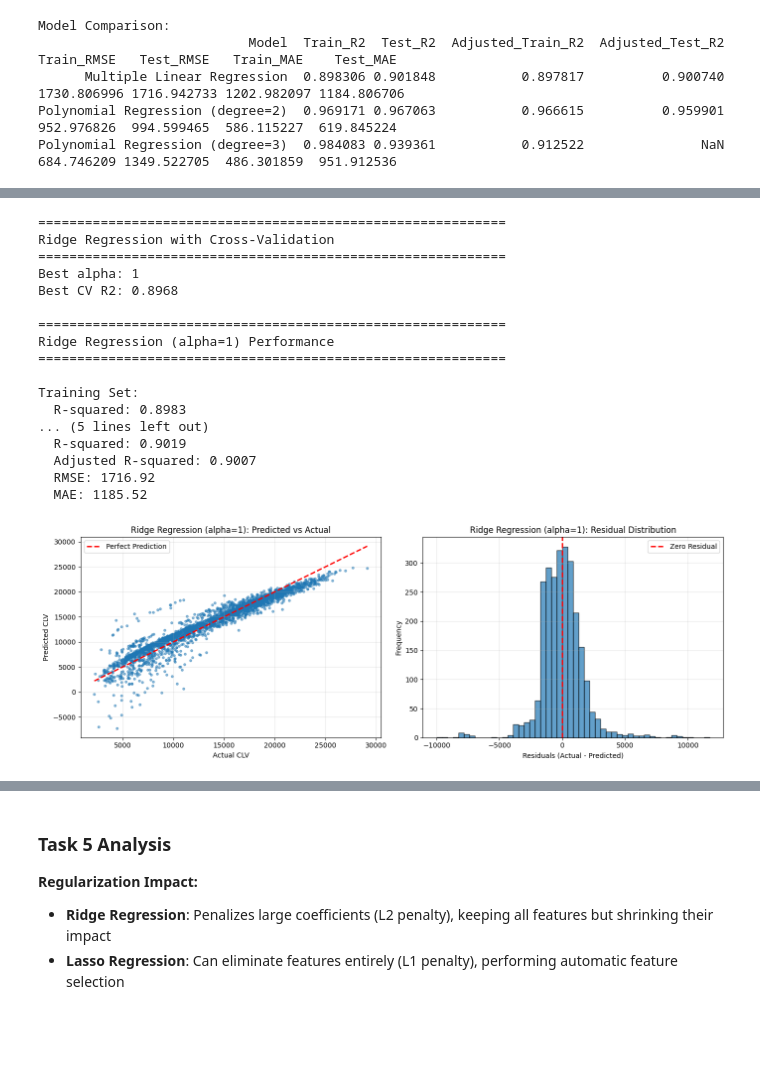
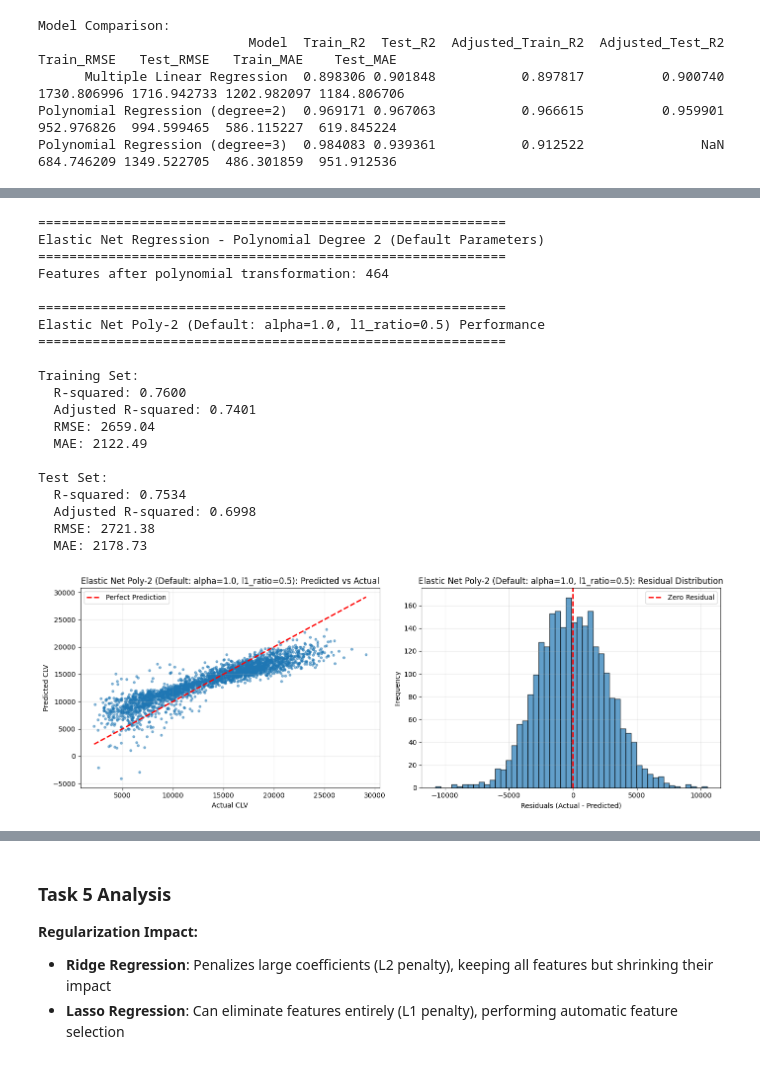
Before and after one commit to nncsimo/DSML2526, a Jupyter notebook: Abgabe/Assignment_02_3214721.ipynb, the cells around one changed output, grey strips where cells are left out. Drawn from its saved outputs; the diff is of its cells as text; code cells hidden in the pictures; blank space fills up the shorter version.

Commit message:
Created separate adjusted_r2_score function for scorer. Finished Task 4. Started solution for Task 5, interpretation still needed.

```diff
--- a/Abgabe/Assignment_02_3214721.ipynb
+++ b/Abgabe/Assignment_02_3214721.ipynb
@@ -627,6 +626,14 @@ First we are creating a helper function to evaluate the model using the followin
 - Root Mean Squared Error (RMSE)
 
 Also we are going to look at the coefficients or feature importances, depending on the model, and plot the distribution of the residuals and the model fit with this function. The idea is to reuse this function during the following tasks.
+# %%
+# define adjusted r² function
+def adjusted_r2_score(y_true, y_pred, n_features):
+    """Calculate Adjusted R²"""
+    r2 = r2_score(y_true, y_pred)
+    n = len(y_true)
+    adj_r2 = 1 - (1 - r2) * (n - 1) / (n - n_features - 1)
+    return adj_r2
 # %%
 # Define evaluation function
 def evaluate_model(model, X_train, X_test, y_train, y_test, model_name="Model",
@@ -671,12 +678,12 @@ def evaluate_model(model, X_train, X_test, y_train, y_test, model_name="Model",
     if n_train - p - 1 <= 0:
         adjusted_train_r2 = np.nan
     else:
-        adjusted_train_r2 = 1 - (1 - train_r2) * (n_train - 1) / (n_train - p - 1)
+        adjusted_train_r2 = adjusted_r2_score(y_train, y_train_pred, p)
 
     if n_test - p - 1 <= 0:
         adjusted_test_r2 = np.nan
     else:
-        adjusted_test_r2 = 1 - (1 - test_r2) * (n_test - 1) / (n_test - p - 1)
+        adjusted_test_r2 = adjusted_r2_score(y_test, y_test_pred, p)
 
     # Calculate metrics
     metrics = {
@@ -1103,47 +1107,46 @@ We apply regularization techniques (Ridge and Lasso) to optimize the best-perfor
 # %%
-# Ridge Regression with GridSearchCV
+# Elastic Net Regression with existing Polynomial Degree 2 - Default Parameters
 print("\n" + "="*60)
-print("Ridge Regression with Cross-Validation")
+print("Elastic Net Regression - Polynomial Degree 2 (Default Parameters)")
 print("="*60)
 
-ridge_params = {
-    'alpha': [0.001, 0.01, 0.1, 1, 10, 100, 1000]
-}
+# Reuse the polynomial transformer from Task 3
+poly_2_transformer = poly_results[0]['poly_transformer']  # degree=2 is first in list
+X_train_poly_2 = poly_2_transformer.transform(X_train_processed)
+X_test_poly_2 = poly_2_transformer.transform(X_test_processed)
 
-ridge_grid = GridSearchCV(
-    Ridge(),
-    ridge_params,
-    cv=5,
-    scoring='r2',
-    return_train_score=True
+print(f"Features after polynomial transformation: {X_train_poly_2.shape[1]}")
+
+# Initialize Elastic Net with default parameters
+elastic_net_poly2_default = ElasticNet(random_state=42, max_iter=10000)
+
+# Fit the model
+elastic_net_poly2_default.fit(X_train_poly_2, y_train)
+
+# Evaluate the model
+elastic_net_poly2_default_metrics, elastic_net_poly2_default_pred = evaluate_model(
+    elastic_net_poly2_default, X_train_poly_2, X_test_poly_2,
+    y_train, y_test, "Elastic Net Poly-2 (Default: alpha=1.0, l1_ratio=0.5)"
 )
-
-ridge_grid.fit(X_train_processed, y_train)
-
-print(f"Best alpha: {ridge_grid.best_params_['alpha']}")
-print(f"Best CV R2: {ridge_grid.best_score_:.4f}")
-
-# Evaluate best Ridge model
-ridge_metrics, ridge_pred = evaluate_model(
-    ridge_grid.best_estimator_, X_train_processed, X_test_processed,
-    y_train, y_test, f"Ridge Regression (alpha={ridge_grid.best_params_['alpha']})"
-)
 # %% [output]
 ============================================================
-Ridge Regression with Cross-Validation
+Elastic Net Regression - Polynomial Degree 2 (Default Parameters)
 ============================================================
-Best alpha: 1
-Best CV R2: 0.8968
+Features after polynomial transformation: 464
 
 ============================================================
-Ridge Regression (alpha=1) Performance
+Elastic Net Poly-2 (Default: alpha=1.0, l1_ratio=0.5) Performance
 ============================================================
 
 Training Set:
-  R-squared: 0.8983
-... (5 lines left out)
-  R-squared: 0.9019
-  Adjusted R-squared: 0.9007
-  RMSE: 1716.92
-  MAE: 1185.52
+  R-squared: 0.7600
+  Adjusted R-squared: 0.7401
+  RMSE: 2659.04
+  MAE: 2122.49
+
+Test Set:
+  R-squared: 0.7534
+  Adjusted R-squared: 0.6998
+  RMSE: 2721.38
+  MAE: 2178.73
-[figure, old version]
+[figure, new version]
```
Also changed, not shown: parts of 19 cells of this notebook.
